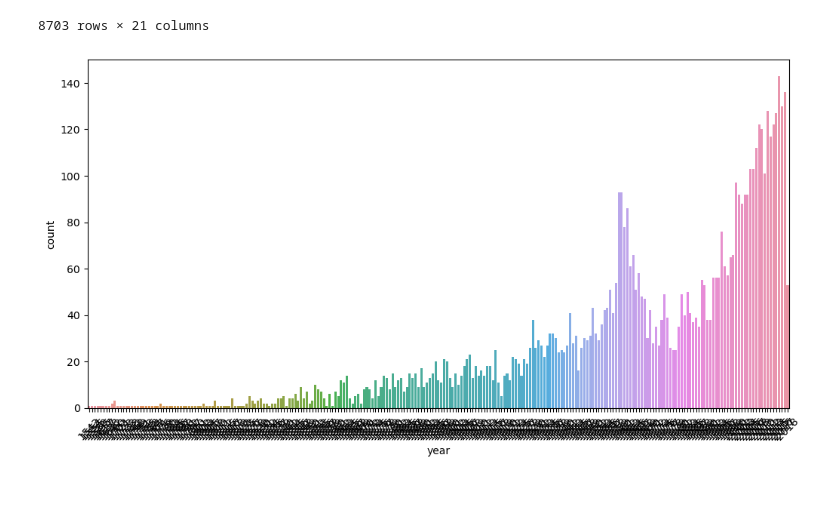
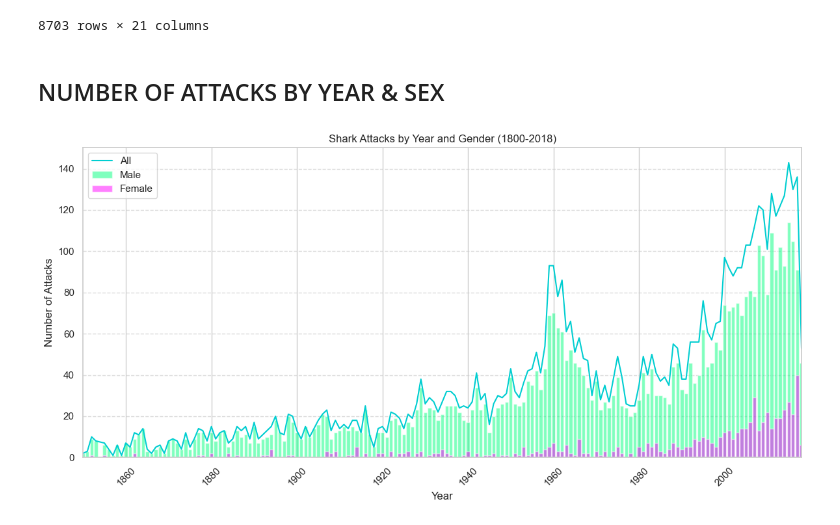
Before and after one commit to Estherkii/Shark-Attacks, a Jupyter notebook: src/visualization.ipynb, the cells around one changed output. Drawn from its saved outputs; the diff is of its cells as text; code cells hidden in the pictures; blank space fills up the shorter version.

```diff
--- a/src/visualization.ipynb
+++ b/src/visualization.ipynb
@@ -30,14 +28,34 @@ year_column = attacks_cleaned['year']
-# %%
-attacks_cleaned['Decade'] = (attacks_cleaned['year'] // 10) * 10
-
-plt.figure(figsize=(12, 6))
-
-ax = sns.countplot(data=attacks_cleaned, x='year')
-
-plt.xticks(rotation=45)
-
-ax.set_xticklabels([label.get_text().split(".")[0] for label in ax.get_xticklabels()])
-
-plt.show()
-# %% [output]
-[figure, removed]
+# %% [markdown]
+## NUMBER OF ATTACKS BY YEAR & SEX
+# %%
+attacks_cleaned = attacks_cleaned[(attacks_cleaned['year'] >= 1850) & (attacks_cleaned['year'] <= 2018)]
+
+attacks_per_year = attacks_cleaned['year'].value_counts().sort_index()
+
+attacks_by_gender = attacks_cleaned.groupby(['year', 'sex']).size().unstack().fillna(0)
+
+plt.figure(figsize=(12, 6))
+
+plt.bar(attacks_by_gender.index, attacks_by_gender['M'], color='springgreen', alpha=0.5, label='Male')
+
+plt.bar(attacks_by_gender.index, attacks_by_gender['F'], color='magenta', alpha=0.5, label='Female')
+
+plt.title('Shark Attacks by Year and Gender (1800-2018)')
+plt.xlabel('Year')
+plt.ylabel('Number of Attacks')
+plt.xticks(rotation=45)
+plt.grid(axis='y', linestyle='--', alpha=0.7)
+plt.legend()
+
+plt.plot(attacks_per_year.index, attacks_per_year.values, color='darkturquoise', label='All', linestyle='-')
+
+plt.legend()
+
+plt.xlim(1850, 2018)
+
+plt.tight_layout()
+
+plt.savefig(r'C:\Users\photo\Desktop\Ironhack\projects\project1-shark_attacks\images/number_of_attacks_yearandsex.png')
+plt.show()
+# %% [output]
+[figure, added]
```
Also changed, not shown: parts of 3 cells of this notebook, 1 other file.
